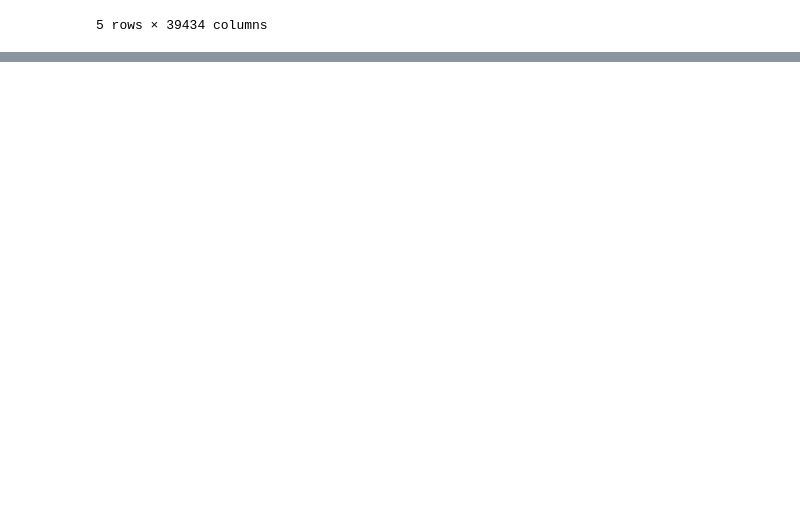
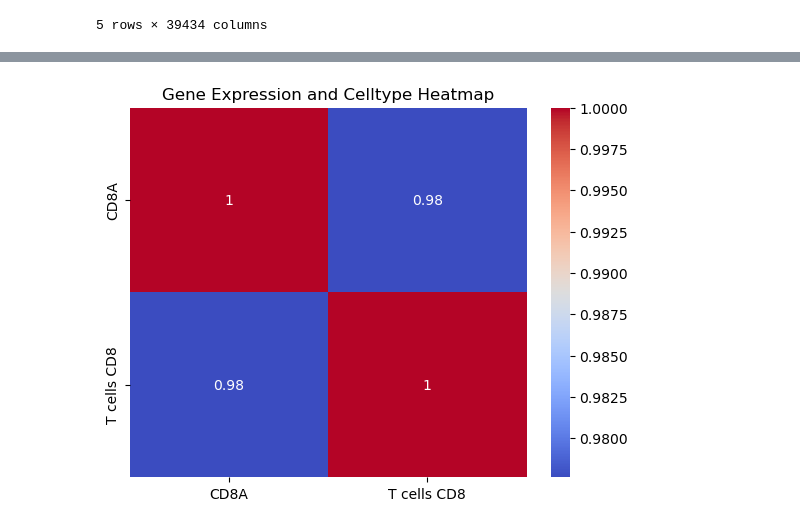
Before and after one commit to vjhwong/IGP-Research-Internship, a Jupyter notebook: sia_gse78220.ipynb, the cells around one changed output, grey strips where cells are left out. Saved outputs shown, nothing was run; the diff lists cells and outputs as text; code cells hidden in the pictures; blank space fills up the shorter version.

```diff
--- a/sia_gse78220.ipynb
+++ b/sia_gse78220.ipynb
@@ -238,0 +224,4 @@ generate_stripplot(plot_data)
+# %%
+plot_gene_celltype_correlation(GSE78220_data_qs, deconvolved_data_ciber, ["CD8A"], "T cells CD8")
+# %% [output]
+[figure, added]
```
Also changed, not shown: parts of 25 cells of this notebook.
